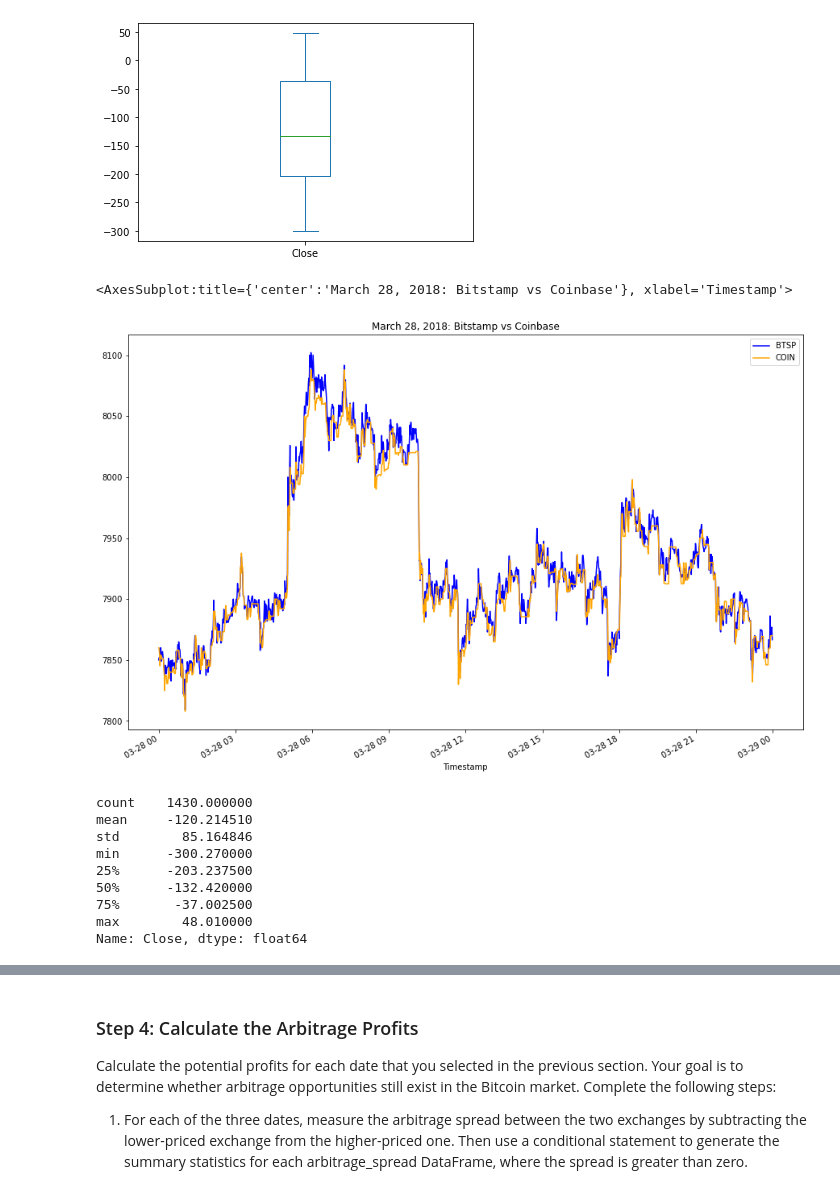
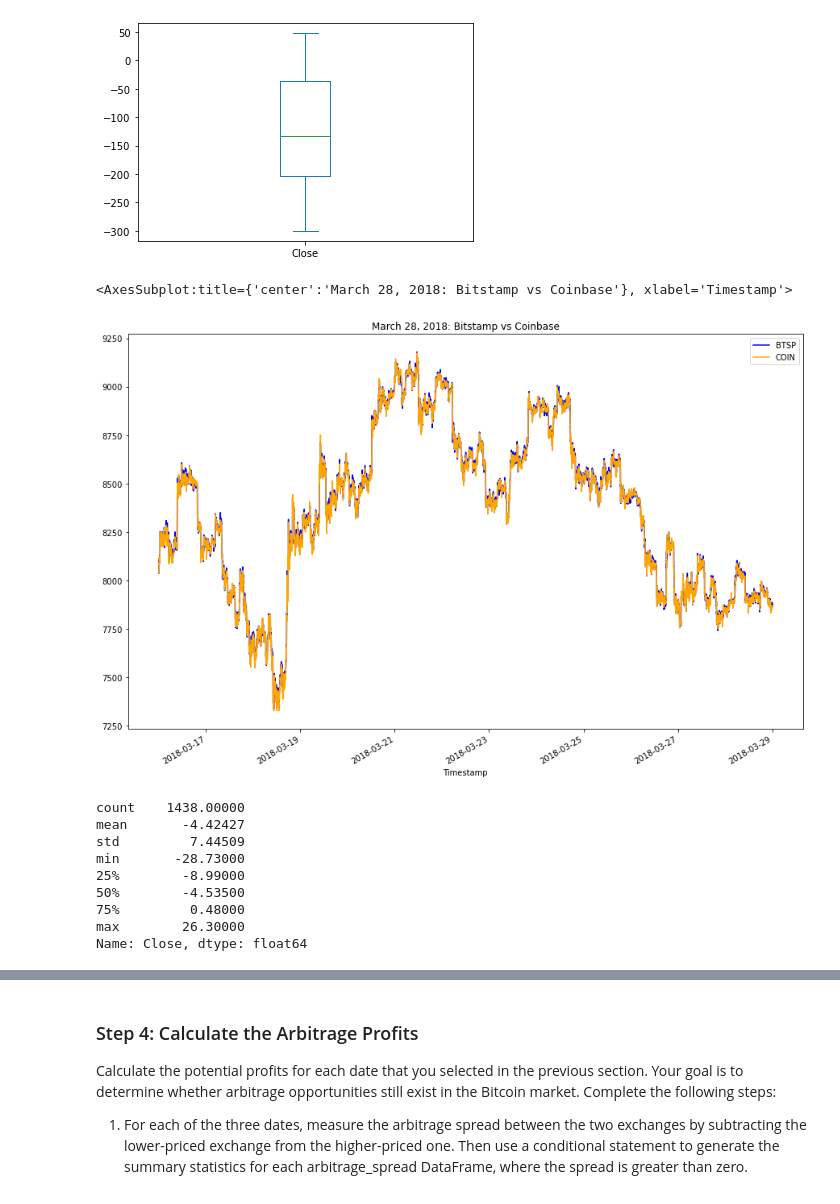
Before and after one commit to digi-Borg/M3-CryptoArbitrage, a Jupyter notebook: M3_Crypto_arbitrage_app/crypto_arbitrage.ipynb, the cells around one changed output, grey strips where cells are left out. Drawn from its saved outputs; the diff is of its cells as text; code cells hidden in the pictures.

```diff
--- a/M3_Crypto_arbitrage_app/crypto_arbitrage.ipynb
+++ b/M3_Crypto_arbitrage_app/crypto_arbitrage.ipynb
@@ -394,27 +394,27 @@ arbitrage_spread_middle.plot(kind='box') # YOUR CODE HERE
 # %%
 # Create an overlay plot that visualizes the two dataframes over a period of one day from late in the dataset.
 # Be sure that the plots include the parameters `legend`, `figsize`, `title`, `color` and `label`
 # YOUR CODE HERE
-bitstamp['Close'].loc['2018-03-28':'2018-03-28'].plot(legend=True, figsize=(15, 10), title="March 28, 2018: Bitstamp vs Coinbase", color="blue", label="BTSP")
-coinbase['Close'].loc['2018-03-28':'2018-03-28'].plot(legend=True, figsize=(15, 10), color="orange", label="COIN")
+bitstamp['Close'].loc['2018-03-16':'2018-03-28'].plot(legend=True, figsize=(15, 10), title="March 28, 2018: Bitstamp vs Coinbase", color="blue", label="BTSP")
+coinbase['Close'].loc['2018-03-16':'2018-03-28'].plot(legend=True, figsize=(15, 10), color="orange", label="COIN")
 # %% [output]
 <AxesSubplot:title={'center':'March 28, 2018: Bitstamp vs Coinbase'}, xlabel='Timestamp'>
-[figure, old version]
+[figure, new version]
 # %%
 # Using the date from the late that you have selected, calculate the arbitrage spread
 # by subtracting the bitstamp lower closing prices from the coinbase higher closing prices
-arbitrage_spread_late = coinbase['Close'].loc['2018-01-29'] - bitstamp['Close'].loc['2018-01-29'] # YOUR CODE HERE
+arbitrage_spread_late = coinbase['Close'].loc['2018-03-28'] - bitstamp['Close'].loc['2018-03-28'] # YOUR CODE HERE
 
 # Generate summary statistics for the late DataFrame
 arbitrage_spread_late.describe() # YOUR CODE HERE
 # %% [output]
-count    1430.000000
-mean     -120.214510
-std        85.164846
-min      -300.270000
-25%      -203.237500
-50%      -132.420000
-75%       -37.002500
-max        48.010000
+count    1438.00000
+mean       -4.42427
+std         7.44509
+min       -28.73000
+25%        -8.99000
+50%        -4.53500
+75%         0.48000
+max        26.30000
 Name: Close, dtype: float64
 # %%
```
Also changed, not shown: parts of 42 cells of this notebook.
